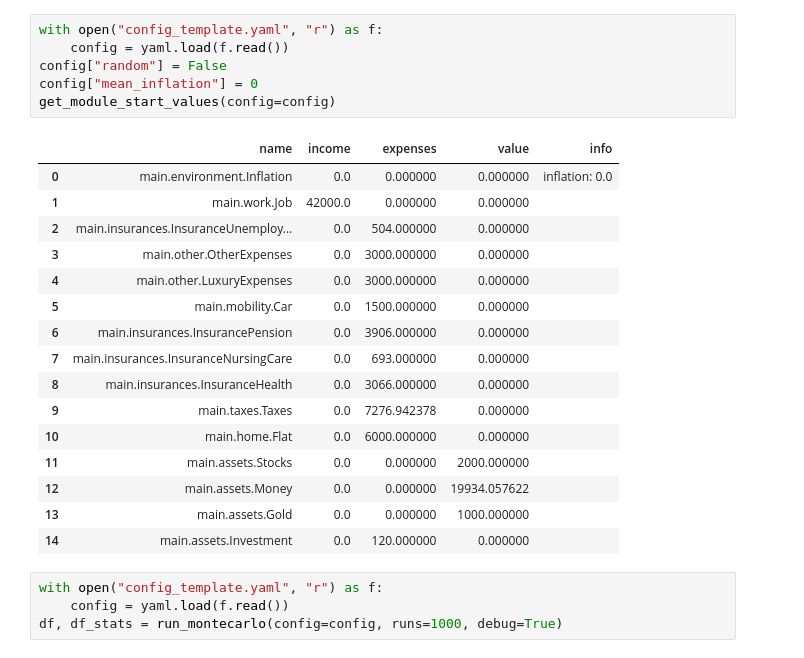
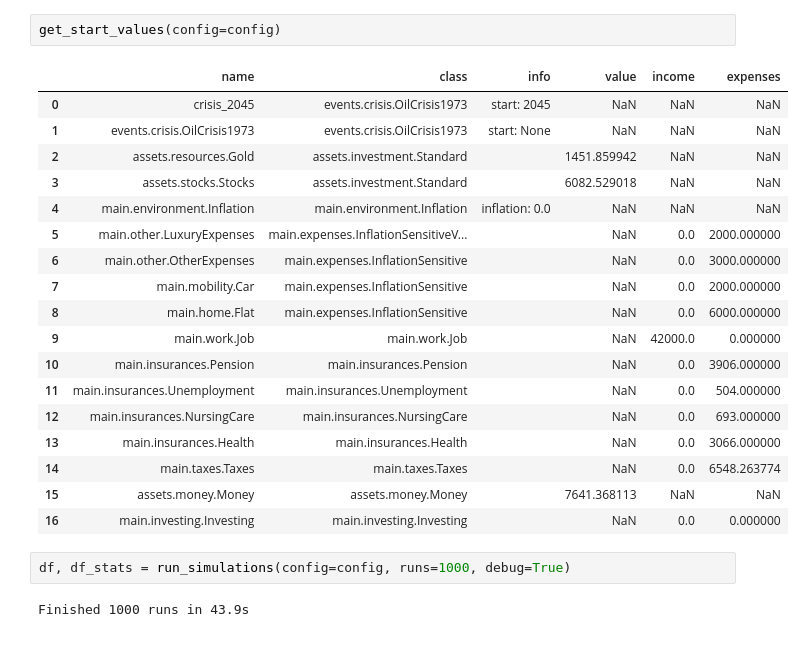
Before and after one commit to tnikodem/futureplanner, a Jupyter notebook: run_analysis.ipynb, the cells around one changed output. Drawn from its saved outputs; the diff is of its cells as text.

```diff
--- a/run_analysis.ipynb
+++ b/run_analysis.ipynb
@@ -14,27 +37,25 @@ Loading BokehJS ...
 # %%
-with open("config_template.yaml", "r") as f:
-    config = yaml.load(f.read())
-config["random"] = False
-config["mean_inflation"] = 0
-get_module_start_values(config=config)
+get_start_values(config=config)
 # %% [output]
-|  | name | income | expenses | value | info |
-| 0 | main.environment.Inflation | 0.0 | 0.000000 | 0.000000 | inflation: 0.0 |
-| 1 | main.work.Job | 42000.0 | 0.000000 | 0.000000 |  |
-| 2 | main.insurances.InsuranceUnemploy... | 0.0 | 504.000000 | 0.000000 |  |
-| 3 | main.other.OtherExpenses | 0.0 | 3000.000000 | 0.000000 |  |
-| 4 | main.other.LuxuryExpenses | 0.0 | 3000.000000 | 0.000000 |  |
-| 5 | main.mobility.Car | 0.0 | 1500.000000 | 0.000000 |  |
-| 6 | main.insurances.InsurancePension | 0.0 | 3906.000000 | 0.000000 |  |
-| 7 | main.insurances.InsuranceNursingCare | 0.0 | 693.000000 | 0.000000 |  |
-| 8 | main.insurances.InsuranceHealth | 0.0 | 3066.000000 | 0.000000 |  |
-| 9 | main.taxes.Taxes | 0.0 | 7276.942378 | 0.000000 |  |
-| 10 | main.home.Flat | 0.0 | 6000.000000 | 0.000000 |  |
-| 11 | main.assets.Stocks | 0.0 | 0.000000 | 2000.000000 |  |
-| 12 | main.assets.Money | 0.0 | 0.000000 | 19934.057622 |  |
-| 13 | main.assets.Gold | 0.0 | 0.000000 | 1000.000000 |  |
-| 14 | main.assets.Investment | 0.0 | 120.000000 | 0.000000 |  |
+|  | name | class | info | value | income | expenses |
+| 0 | crisis_2045 | events.crisis.OilCrisis1973 | start: 2045 | NaN | NaN | NaN |
+| 1 | events.crisis.OilCrisis1973 | events.crisis.OilCrisis1973 | start: None | NaN | NaN | NaN |
+| 2 | assets.resources.Gold | assets.investment.Standard |  | 1451.859942 | NaN | NaN |
+| 3 | assets.stocks.Stocks | assets.investment.Standard |  | 6082.529018 | NaN | NaN |
+| 4 | main.environment.Inflation | main.environment.Inflation | inflation: 0.0 | NaN | NaN | NaN |
+| 5 | main.other.LuxuryExpenses | main.expenses.InflationSensitiveV... |  | NaN | 0.0 | 2000.000000 |
+| 6 | main.other.OtherExpenses | main.expenses.InflationSensitive |  | NaN | 0.0 | 3000.000000 |
+| 7 | main.mobility.Car | main.expenses.InflationSensitive |  | NaN | 0.0 | 2000.000000 |
+| 8 | main.home.Flat | main.expenses.InflationSensitive |  | NaN | 0.0 | 6000.000000 |
+| 9 | main.work.Job | main.work.Job |  | NaN | 42000.0 | 0.000000 |
+| 10 | main.insurances.Pension | main.insurances.Pension |  | NaN | 0.0 | 3906.000000 |
+| 11 | main.insurances.Unemployment | main.insurances.Unemployment |  | NaN | 0.0 | 504.000000 |
+| 12 | main.insurances.NursingCare | main.insurances.NursingCare |  | NaN | 0.0 | 693.000000 |
+| 13 | main.insurances.Health | main.insurances.Health |  | NaN | 0.0 | 3066.000000 |
+| 14 | main.taxes.Taxes | main.taxes.Taxes |  | NaN | 0.0 | 6548.263774 |
+| 15 | assets.money.Money | assets.money.Money |  | 7641.368113 | NaN | NaN |
+| 16 | main.investing.Investing | main.investing.Investing |  | NaN | 0.0 | 0.000000 |
 # %%
-with open("config_template.yaml", "r") as f:
-    config = yaml.load(f.read())
-df, df_stats = run_montecarlo(config=config, runs=1000, debug=True)
+df, df_stats = run_simulations(config=config, runs=1000, debug=True)
+# %% [output]
+Finished 1000 runs in 43.9s
```
Also changed, not shown: parts of 6 cells of this notebook, 26 other files.
